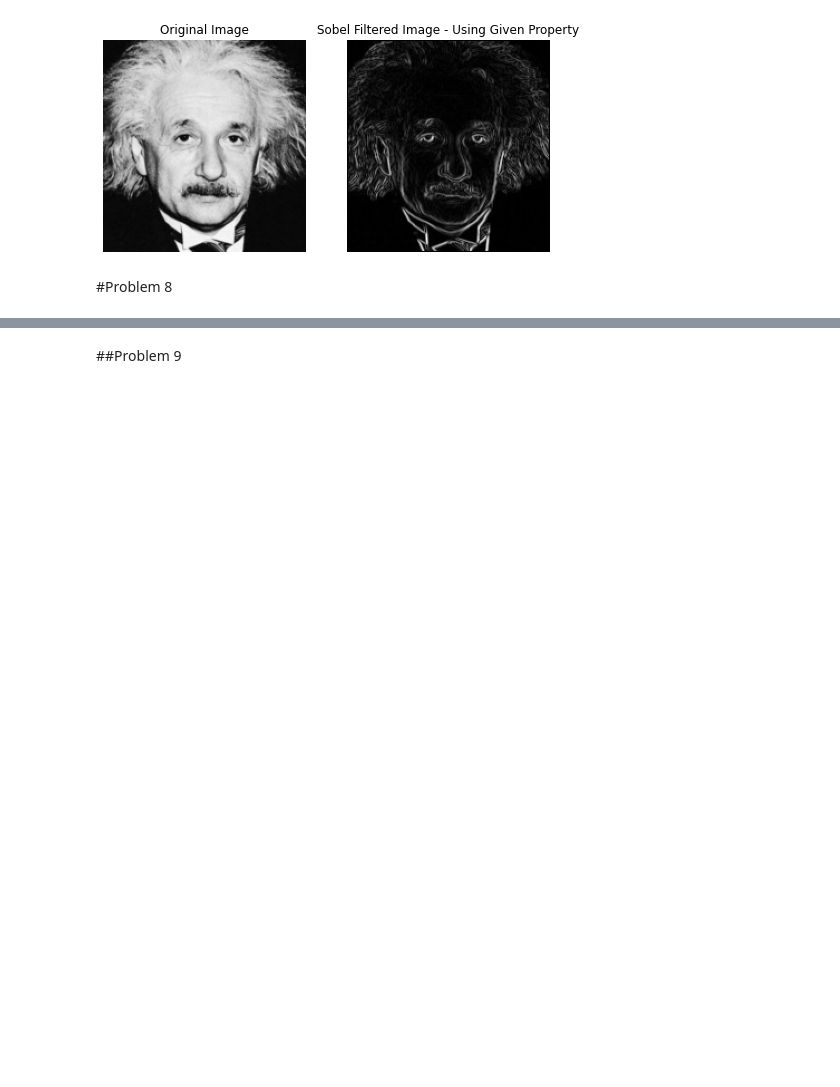
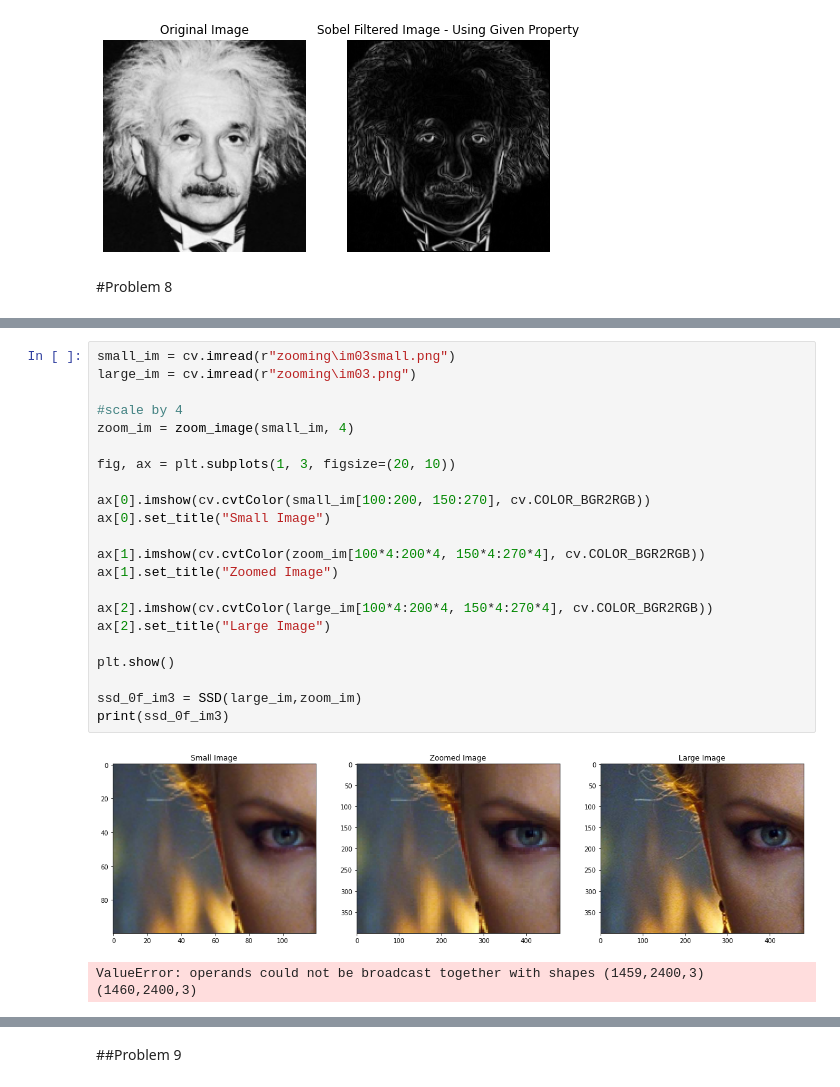
Before and after one commit to HashikaChathubhashaka/Image_Processing_Assignment, a Jupyter notebook: codes.ipynb, the cells around one changed output, grey strips where cells are left out. Cells and saved outputs as stored; diff of their text form; blank space fills up the shorter version.

```diff
--- a/codes.ipynb
+++ b/codes.ipynb
@@ -460,0 +528,25 @@ plt.show()
+# %%
+small_im = cv.imread(r"zooming\im03small.png")
+large_im = cv.imread(r"zooming\im03.png")
+
+#scale by 4
+zoom_im = zoom_image(small_im, 4)
+
+fig, ax = plt.subplots(1, 3, figsize=(20, 10))
+
+ax[0].imshow(cv.cvtColor(small_im[100:200, 150:270], cv.COLOR_BGR2RGB))
+ax[0].set_title("Small Image")
+
+ax[1].imshow(cv.cvtColor(zoom_im[100*4:200*4, 150*4:270*4], cv.COLOR_BGR2RGB))
+ax[1].set_title("Zoomed Image")
+
+ax[2].imshow(cv.cvtColor(large_im[100*4:200*4, 150*4:270*4], cv.COLOR_BGR2RGB))
+ax[2].set_title("Large Image")
+
+plt.show()
+
+ssd_0f_im3 = SSD(large_im,zoom_im)
+print(ssd_0f_im3)
+# %% [output]
+[figure, added]
+ValueError: operands could not be broadcast together with shapes (1459,2400,3) (1460,2400,3)
```
Also changed, not shown: parts of 4 cells of this notebook.
